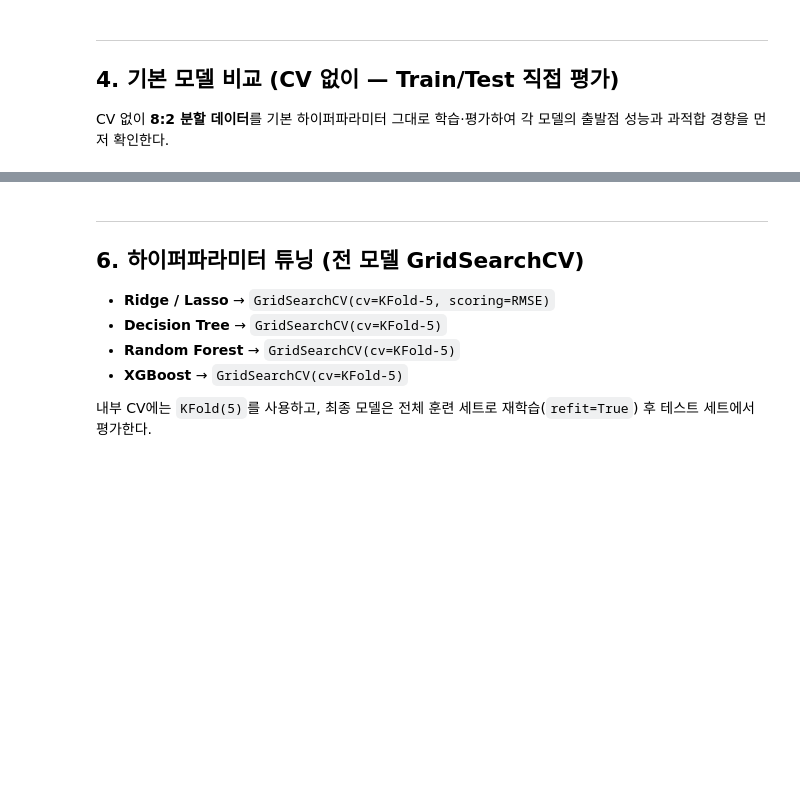
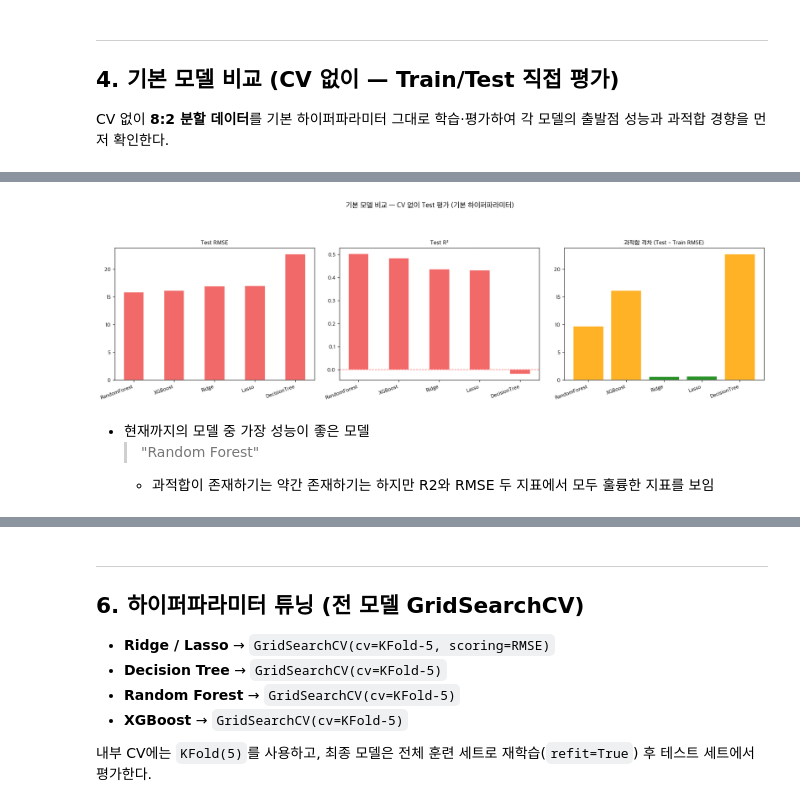
Before and after one commit to Hufssiyoung/elderly_healthcare_Income_analysis, a Jupyter notebook: TrackA_Regression.ipynb, the cells around one changed output, grey strips where cells are left out. Drawn from its saved outputs; the diff is of its cells as text; code cells hidden in the pictures; blank space fills up the shorter version.

```diff
--- a/TrackA_Regression.ipynb
+++ b/TrackA_Regression.ipynb
@@ -242,26 +158,24 @@ print('run_stratified_cv() 정의 완료 ✓')
 # %%
 def build_pipeline(model, scale=True):
+    """
+    StandardScaler 전처리 선택적 적용 후 모델을 sklearn Pipeline으로 묶어 반환
+    """
     steps = []
     if scale:
         steps.append(('scaler', StandardScaler()))
     steps.append(('model', model))
     return Pipeline(steps)
 
-
+# 선형(Ridge/Lasso)과 트리 기반(DT/RF/XGB) 모델을 스케일링 여부와 함께 정의
+# 선형 모델은 스케일링이 필수이기 때문에 진행.
+# 트리 기반 모델은 스케일링이 반드시 필요하지 않기 때문에 진행하지 않음.
 MODELS = {
-    'Ridge'       : build_pipeline(Ridge(alpha=1.0), scale=True),
-    'Lasso'       : build_pipeline(Lasso(alpha=0.1, max_iter=10000), scale=True),
+    'Ridge' : build_pipeline(Ridge(alpha=1.0), scale=True),
+    'Lasso' : build_pipeline(Lasso(alpha=0.1, max_iter=10000), scale=True),
     'DecisionTree': build_pipeline(DecisionTreeRegressor(random_state=RANDOM_STATE), scale=False),
-    'RandomForest': build_pipeline(
-        RandomForestRegressor(n_estimators=100, random_state=RANDOM_STATE, n_jobs=-1), scale=False),
-    'XGBoost'     : build_pipeline(
-        XGBRegressor(n_estimators=100, random_state=RANDOM_STATE, verbosity=0, n_jobs=-1), scale=False),
+    'RandomForest': build_pipeline(RandomForestRegressor(n_estimators=100, random_state=RANDOM_STATE, n_jobs=-1), scale=False),
+    'XGBoost' : build_pipeline(XGBRegressor(n_estimators=100, random_state=RANDOM_STATE, verbosity=0, n_jobs=-1), scale=False)
 }
-
-print('모델 파이프라인:')
-for name, pipe in MODELS.items():
-    steps_str = ' → '.join(s[0] for s in pipe.steps)
-    print(f'  {name:<15}: {steps_str}')
 # %% [markdown]
 ---
 ## 4. 기본 모델 비교 (CV 없이 — Train/Test 직접 평가)
@@ -300,34 +235,40 @@ print(df_baseline.to_string(index=False, float_format=lambda x: f'{x:.4f}'))
 # %%
 sorted_base = df_baseline['모델'].tolist()
 fig, axes = plt.subplots(1, 3, figsize=(17, 5))
 x = np.arange(len(sorted_base))
 
 for ax, (tr_col, te_col, title) in zip(axes, [
-    ('Train_RMSE', 'Test_RMSE', 'Train vs. Test RMSE'),
-    ('Train_R2',   'Test_R2',   'Train vs. Test R²'),
-    ('Overfit_Gap', None,       '과적합 격차 (Test − Train RMSE)'),
+    ('Train_RMSE', 'Test_RMSE', 'Test RMSE'),
+    ('Train_R2',   'Test_R2',   'Test R²'),
+    ('Overfit_Gap', None,       '과적합 격차 (Test - Train RMSE)'),
 ]):
     if te_col is None:
-        vals = [df_baseline[df_baseline['모델']==n]['Overfit_Gap'].values[0] for n in sorted_base]
-        colors_g = ['#ef4444' if v > 3 else '#34d399' for v in vals]
+        vals = [df_baseline[df_baseline['모델']==n][tr_col].values[0] for n in sorted_base]
+        colors_g = ['orange' if v > 3 else 'green' for v in vals]
         ax.bar(sorted_base, vals, color=colors_g, alpha=0.85, edgecolor='white')
         ax.axhline(0, color='white', lw=1, ls='--')
         for i, v in enumerate(vals):
             ax.text(i, v + 0.1, f'{v:+.2f}', ha='center', fontsize=9,
                     color='white', fontweight='bold')
     else:
-        tr_v = [df_baseline[df_baseline['모델']==n][tr_col].values[0] for n in sorted_base]
         te_v = [df_baseline[df_baseline['모델']==n][te_col].values[0] for n in sorted_base]
-        ax.bar(x - 0.2, tr_v, 0.38, label='Train', color='#3b82f6', alpha=0.8, edgecolor='white')
-        ax.bar(x + 0.2, te_v, 0.38, label='Test',  color='#ef4444', alpha=0.8, edgecolor='white')
+        ax.bar(x, te_v, 0.5, color='#ef4444', alpha=0.8, edgecolor='white')
         ax.set_xticks(x)
-        ax.legend(fontsize=9)
         if 'R2' in tr_col:
             ax.axhline(0, color='#f87171', lw=1, ls='--')
+        for i, v in enumerate(te_v):
+            ax.text(i, v + 0.1, f'{v:.2f}', ha='center', fontsize=9,
+                    color='white', fontweight='bold')
     ax.set_title(title, fontsize=11, fontweight='bold')
     ax.set_xticklabels(sorted_base, rotation=20, ha='right')
 
-plt.suptitle('기본 모델 비교 — CV 없이 Train/Test 직접 평가 (기본 하이퍼파라미터)',
+plt.suptitle('기본 모델 비교 — CV 없이 Test 평가 (기본 하이퍼파라미터)',
              fontsize=13, fontweight='bold', y=1.02)
 plt.tight_layout()
 plt.show()
+# %% [output]
+[figure, added]
+# %% [markdown]
+- 현재까지의 모델 중 가장 성능이 좋은 모델
+    > "Random Forest"
+    - 과적합이 존재하기는 약간 존재하기는 하지만 R2와 RMSE 두 지표에서 모두 훌륭한 지표를 보임
```
Also changed, not shown: parts of 38 cells of this notebook, 2 other files.
